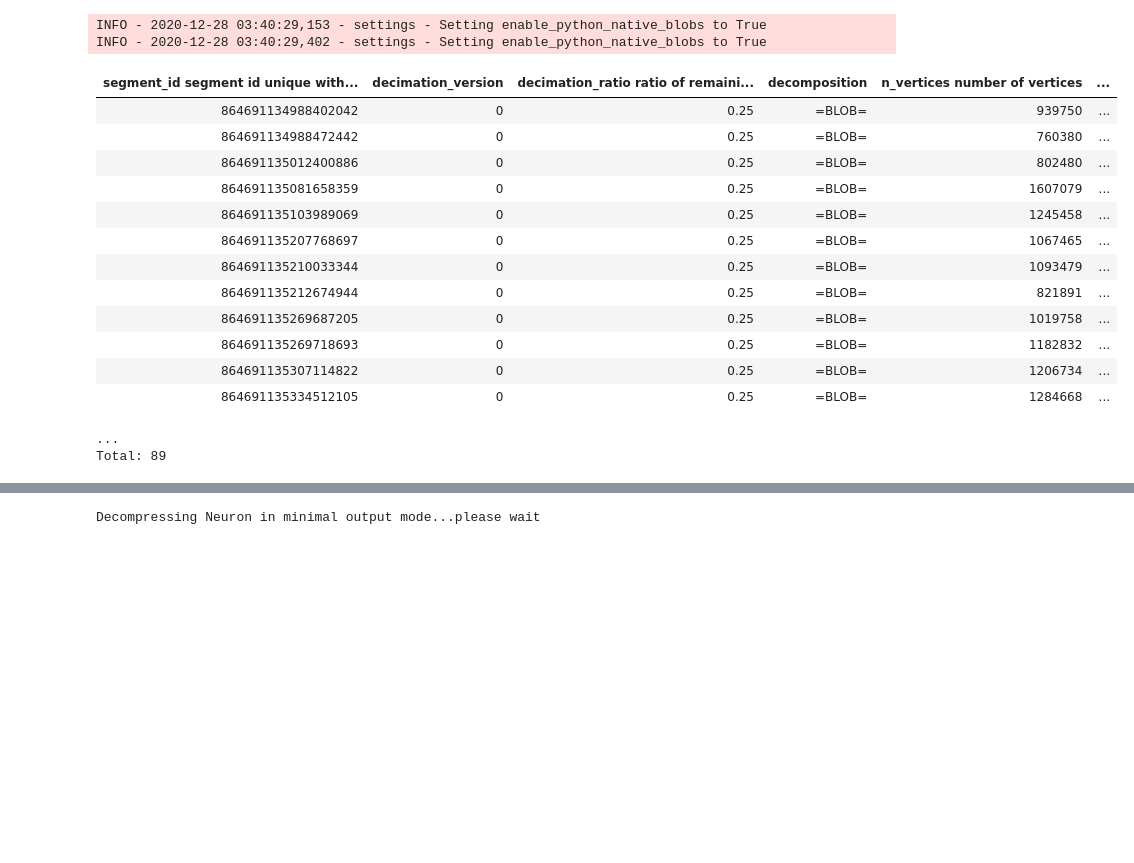
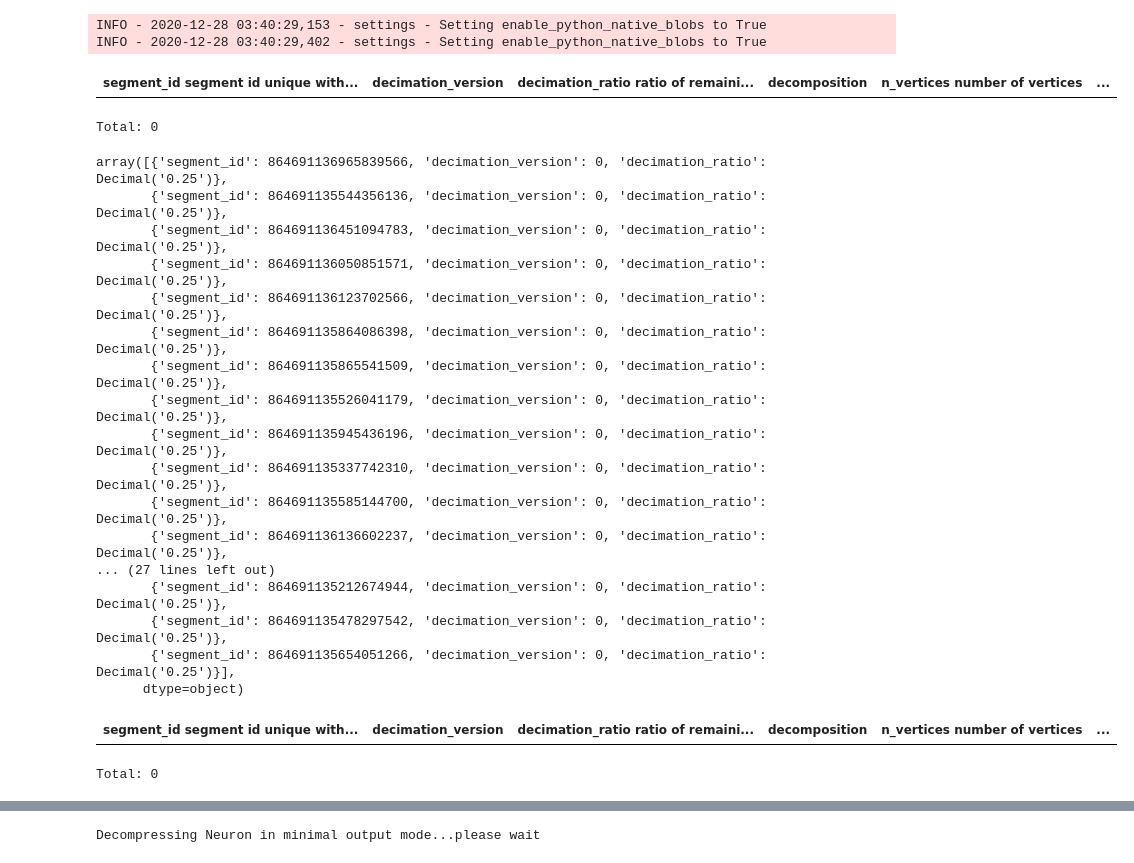
Before and after one commit to celiibrendan/neuron_mesh_tools, a Jupyter notebook: Auto_Proofreading/Limb_Neuron_Splitting/Neuron_Splitting_vp3_Other_Neuron_Testing.ipynb, the cells around one changed output, grey strips where cells are left out. Cells and saved outputs as stored; diff of their text form; code cells hidden in the pictures; blank space fills up the shorter version.

Commit message:
Fixed Errors in filtering endnodes and cleaned Decomp table

```diff
--- a/Auto_Proofreading/Limb_Neuron_Splitting/Neuron_Splitting_vp3_Other_Neuron_Testing.ipynb
+++ b/Auto_Proofreading/Limb_Neuron_Splitting/Neuron_Splitting_vp3_Other_Neuron_Testing.ipynb
@@ -47,20 +47,27 @@ minnie,schema = du.configure_minnie_vm()
 INFO - 2020-12-28 03:40:29,153 - settings - Setting enable_python_native_blobs to True
 INFO - 2020-12-28 03:40:29,402 - settings - Setting enable_python_native_blobs to True
 # %%
-minnie.DecompositionMultiSoma() & "n_somas>=2"# & "n_limbs>7"
+minnie.DecompositionMultiSoma()# & "n_limbs>7"
 # %% [output]
 | segment_id segment id unique with... | decimation_version | decimation_ratio ratio of remaini... | decomposition | n_vertices number of vertices | ... |
-| 864691134988402042 | 0 | 0.25 | =BLOB= | 939750 | ... |
-| 864691134988472442 | 0 | 0.25 | =BLOB= | 760380 | ... |
-| 864691135012400886 | 0 | 0.25 | =BLOB= | 802480 | ... |
-| 864691135081658359 | 0 | 0.25 | =BLOB= | 1607079 | ... |
-| 864691135103989069 | 0 | 0.25 | =BLOB= | 1245458 | ... |
-| 864691135207768697 | 0 | 0.25 | =BLOB= | 1067465 | ... |
-| 864691135210033344 | 0 | 0.25 | =BLOB= | 1093479 | ... |
-| 864691135212674944 | 0 | 0.25 | =BLOB= | 821891 | ... |
-| 864691135269687205 | 0 | 0.25 | =BLOB= | 1019758 | ... |
-| 864691135269718693 | 0 | 0.25 | =BLOB= | 1182832 | ... |
-| 864691135307114822 | 0 | 0.25 | =BLOB= | 1206734 | ... |
-| 864691135334512105 | 0 | 0.25 | =BLOB= | 1284668 | ... |
-...
-Total: 89
+Total: 0
+# %%
+(curr_table & "error_message='ValueError: need at least one array to concatenate'").fetch('key')
+# %% [output]
+array([{'segment_id': 864691136965839566, 'decimation_version': 0, 'decimation_ratio': Decimal('0.25')},
+       {'segment_id': 864691135544356136, 'decimation_version': 0, 'decimation_ratio': Decimal('0.25')},
+       {'segment_id': 864691136451094783, 'decimation_version': 0, 'decimation_ratio': Decimal('0.25')},
+       {'segment_id': 864691136050851571, 'decimation_version': 0, 'decimation_ratio': Decimal('0.25')},
+       {'segment_id': 864691136123702566, 'decimation_version': 0, 'decimation_ratio': Decimal('0.25')},
+       {'segment_id': 864691135864086398, 'decimation_version': 0, 'decimation_ratio': Decimal('0.25')},
+       {'segment_id': 864691135865541509, 'decimation_version': 0, 'decimation_ratio': Decimal('0.25')},
+       {'segment_id': 864691135526041179, 'decimation_version': 0, 'decimation_ratio': Decimal('0.25')},
+       {'segment_id': 864691135945436196, 'decimation_version': 0, 'decimation_ratio': Decimal('0.25')},
+       {'segment_id': 864691135337742310, 'decimation_version': 0, 'decimation_ratio': Decimal('0.25')},
+       {'segment_id': 864691135585144700, 'decimation_version': 0, 'decimation_ratio': Decimal('0.25')},
+       {'segment_id': 864691136136602237, 'decimation_version': 0, 'decimation_ratio': Decimal('0.25')},
+... (27 lines left out)
+       {'segment_id': 864691135212674944, 'decimation_version': 0, 'decimation_ratio': Decimal('0.25')},
+       {'segment_id': 864691135478297542, 'decimation_version': 0, 'decimation_ratio': Decimal('0.25')},
+       {'segment_id': 864691135654051266, 'decimation_version': 0, 'decimation_ratio': Decimal('0.25')}],
+      dtype=object)
@@ -66,0 +76,5 @@ Total: 89
+# %%
+minnie.DecompositionMultiSoma()
+# %% [output]
+| segment_id segment id unique with... | decimation_version | decimation_ratio ratio of remaini... | decomposition | n_vertices number of vertices | ... |
+Total: 0
```
Also changed, not shown: parts of 14 cells of this notebook, 7 other files.
